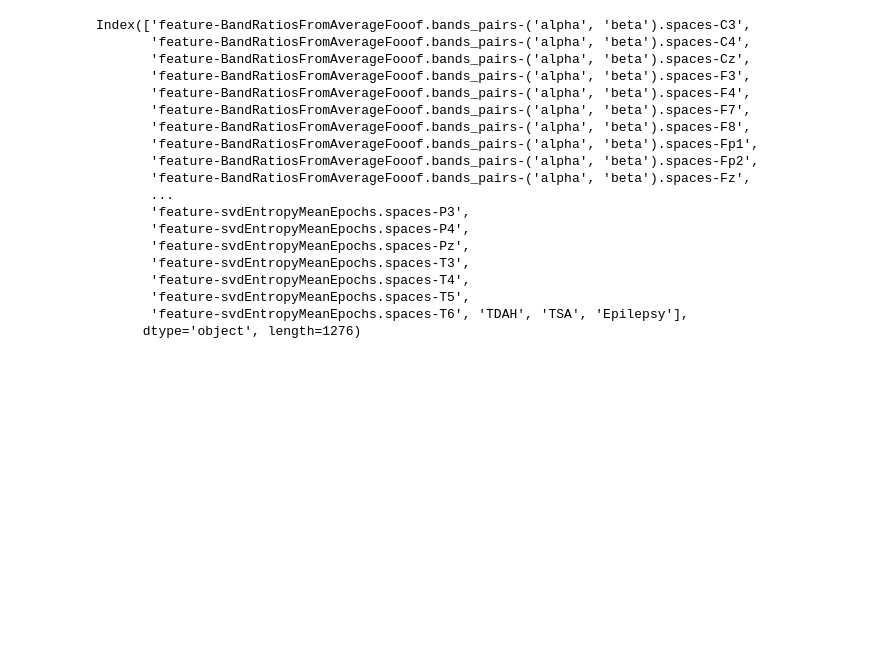
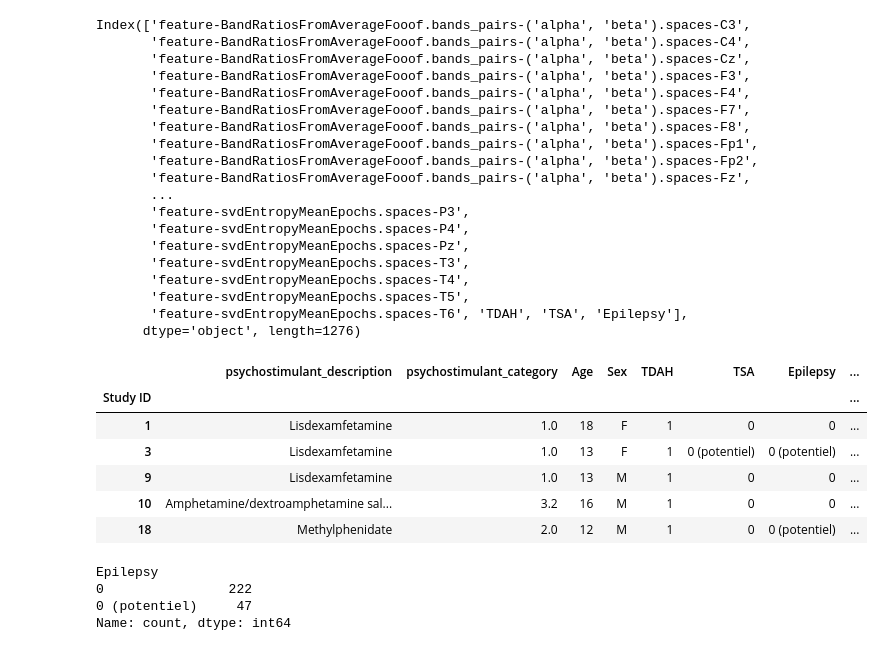
Before and after one commit to BabaSanfour/eeg-analysis-adhd-epilepsy, a Jupyter notebook: run_analysis_patients.ipynb, the cells around one changed output. Cells and saved outputs as stored; diff of their text form; code cells hidden in the pictures; blank space fills up the shorter version.

```diff
--- a/run_analysis_patients.ipynb
+++ b/run_analysis_patients.ipynb
@@ -1720,3 +1747,25 @@ Index(['feature-BandRatiosFromAverageFooof.bands_pairs-('alpha', 'beta').spaces-
        'feature-svdEntropyMeanEpochs.spaces-T5',
        'feature-svdEntropyMeanEpochs.spaces-T6', 'TDAH', 'TSA', 'Epilepsy'],
       dtype='object', length=1276)
+# %%
+import os
+mehdi = os.path.join("/Users/hamzaabdelhedi/Projects/data/EEG_psychostimulant_data/EEG_psychostimulants_2025-02/csv", "cleaned_data_demo_mehdi.csv")
+# %%
+data_m = pd.read_csv(mehdi, index_col=0)
+# %%
+data_m.head()
+# %% [output]
+|  | psychostimulant_description | psychostimulant_category | Age | Sex | TDAH | TSA | Epilepsy | ... |
+| Study ID |  |  |  |  |  |  |  | ... |
+| 1 | Lisdexamfetamine | 1.0 | 18 | F | 1 | 0 | 0 | ... |
+| 3 | Lisdexamfetamine | 1.0 | 13 | F | 1 | 0 (potentiel) | 0 (potentiel) | ... |
+| 9 | Lisdexamfetamine | 1.0 | 13 | M | 1 | 0 | 0 | ... |
+| 10 | Amphetamine/dextroamphetamine sal... | 3.2 | 16 | M | 1 | 0 | 0 | ... |
+| 18 | Methylphenidate | 2.0 | 12 | M | 1 | 0 | 0 (potentiel) | ... |
+# %%
+data_m.Epilepsy.value_counts()
+# %% [output]
+Epilepsy
+0                222
+0 (potentiel)     47
+Name: count, dtype: int64
```
Also changed, not shown: parts of 12 cells of this notebook.
